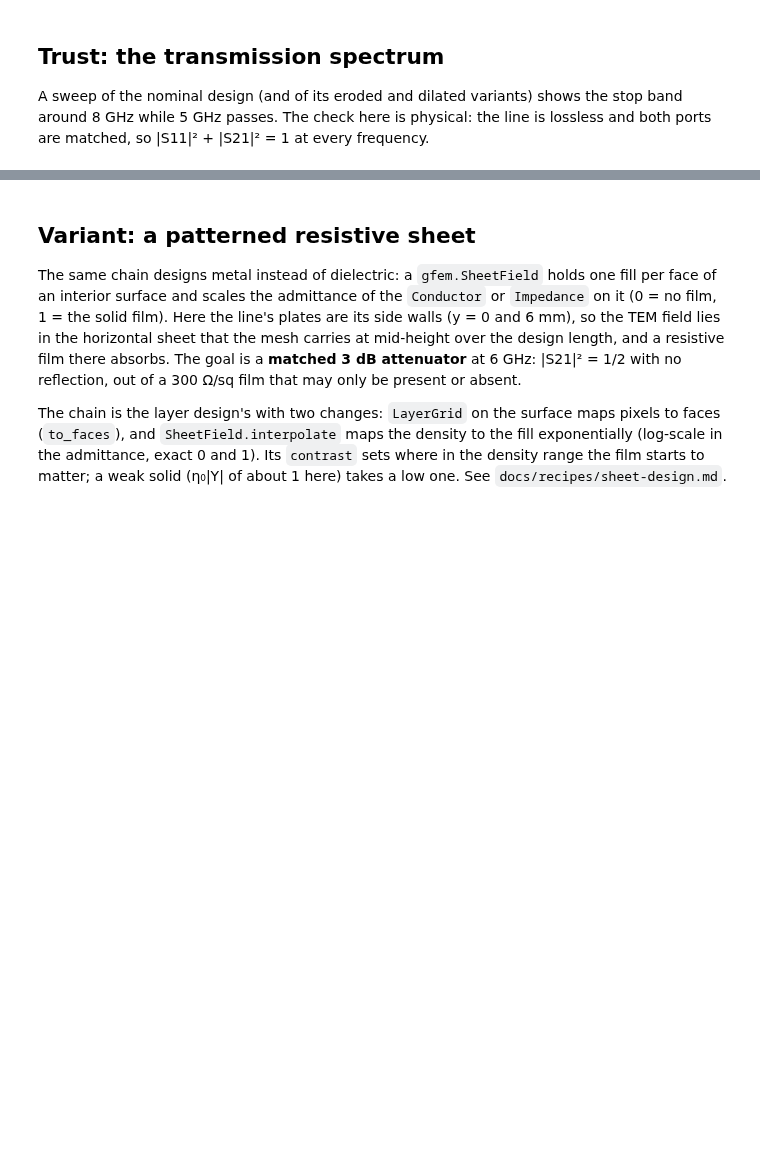
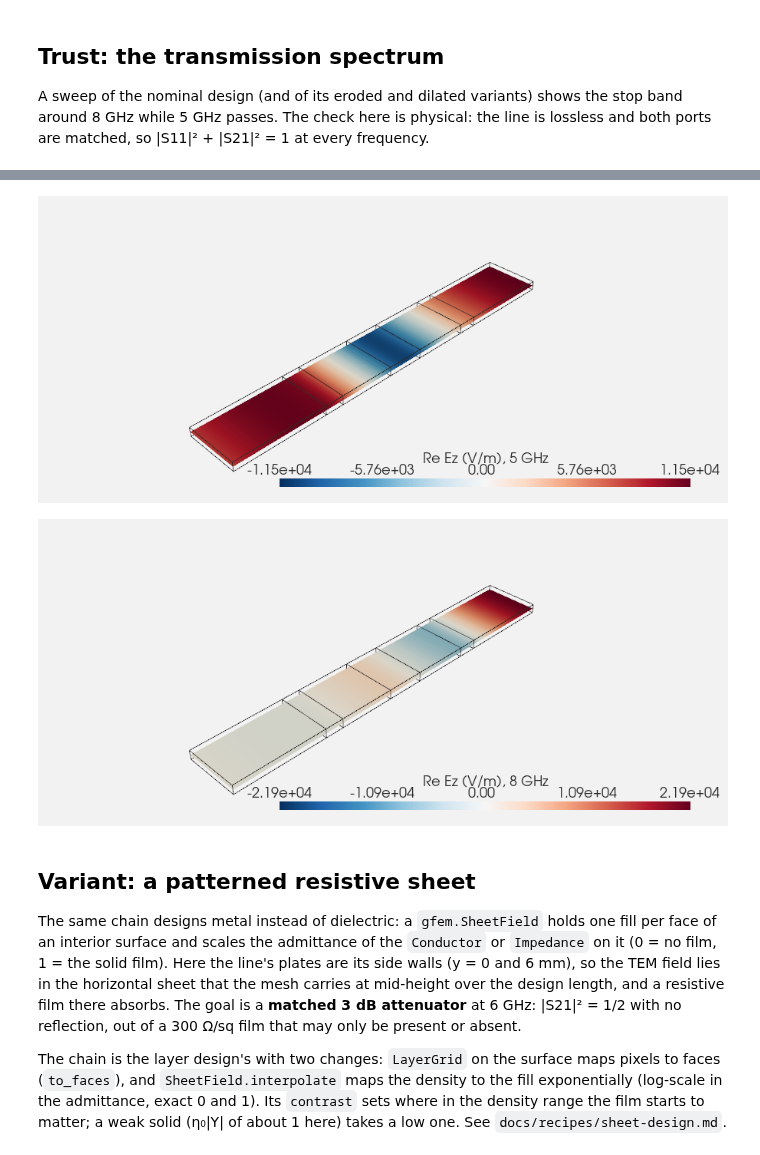
Before and after one commit to benvial/gfem, a Jupyter notebook: docs/tutorials/topology.ipynb, the cells around one changed output, grey strips where cells are left out. Saved outputs shown, nothing was run; the diff lists cells and outputs as text; code cells hidden in the pictures; blank space fills up the shorter version.

```diff
--- a/docs/tutorials/topology.ipynb
+++ b/docs/tutorials/topology.ipynb
@@ -240,3 +282,32 @@ max | |S11|^2 + |S21|^2 - 1 | (nominal) = 7.5e-10
+# %%
+density = grid.to_elements(final.nominal)
+eps = gfem.MaterialField.interpolate(density, AIR, CERAMIC)
+keep = gfem.Driven(frequency=(PASS, STOP), excite="p1", keep_fields=True)
+fields = gfem.solve(line.with_material("design", eps), keep, options=options)
+ceramic = part("design").extract_cells(np.asarray(density) > 0.5)
+ceramic = ceramic.extract_feature_edges()
+
+for e, (f, _) in zip(fields.e_fields, fields.kept, strict=True):
+    sampled = e.to_pyvista()
+    sampled.points /= mm
+    sampled["Re Ez"] = sampled["E_real"][:, 2]
+    peak = np.abs(sampled["Re Ez"]).max()
+    view = pv.Plotter(window_size=(900, 400))
+    view.add_mesh(
+        sampled.slice(normal="z"),
+        scalars="Re Ez",
+        cmap="RdBu_r",
+        clim=(-peak, peak),
+        scalar_bar_args={"title": f"Re Ez (V/m), {f / GHz:.0f} GHz"},
+    )
+    view.add_mesh(ceramic, color="black")
+    view.add_mesh(sampled.outline(), color="black")
+    view.camera_position = "iso"
+    view.camera.zoom(1.4)
+    view.show()
+# %% [output]
+[figure, added]
+[figure, added]
 # %% [markdown]
 ## Variant: a patterned resistive sheet
 
```
Also changed, not shown: parts of 5 cells of this notebook, 16 other files.
